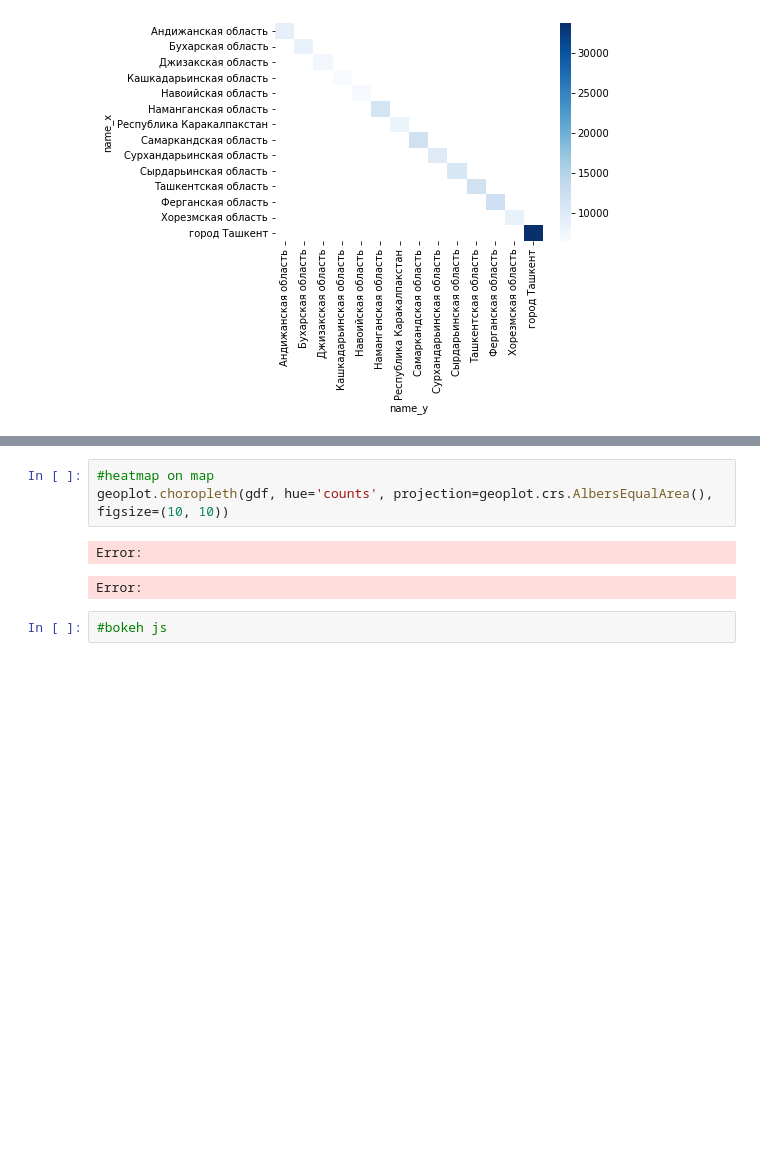
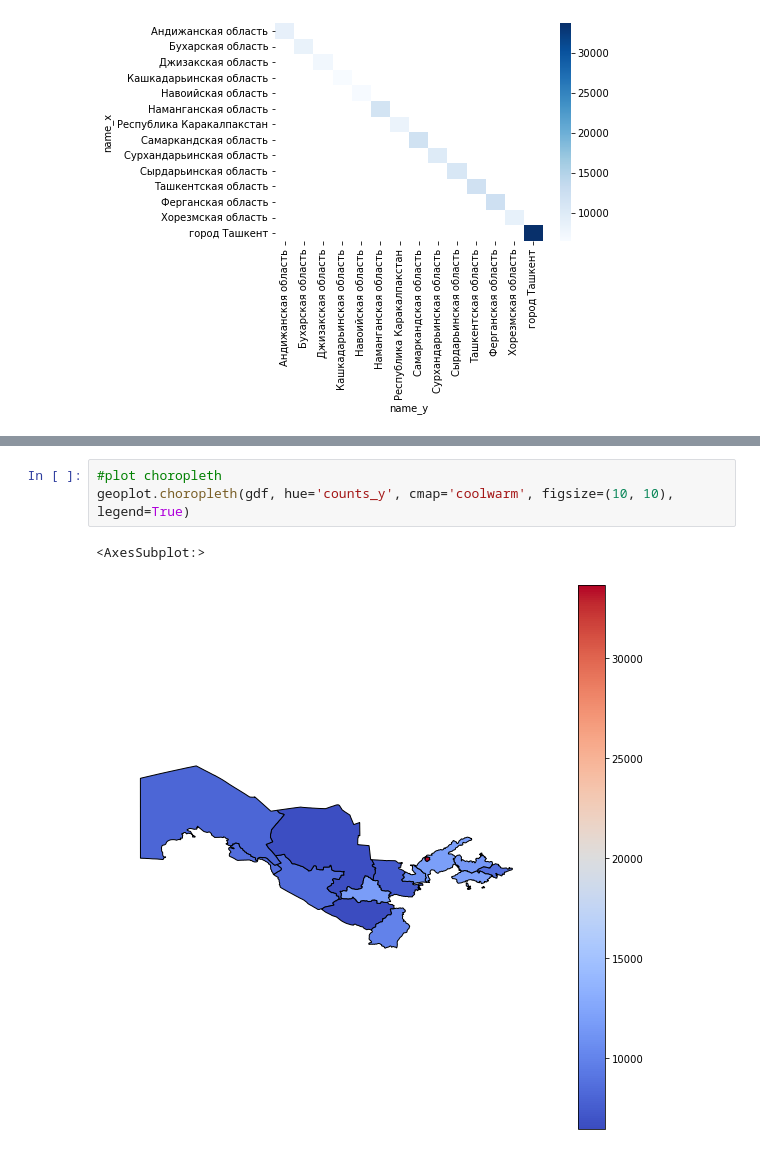
Before and after one commit to NilufarKhaydarova/procurement_analysis, a Jupyter notebook: territory_process.ipynb, the cells around one changed output, grey strips where cells are left out. Saved outputs shown, nothing was run; the diff lists cells and outputs as text; blank space fills up the shorter version.

```diff
--- a/territory_process.ipynb
+++ b/territory_process.ipynb
@@ -302,8 +336,6 @@ gdf = geopandas.GeoDataFrame(df_terr, geometry=df_terr['geometry'])
 # %%
-#heatmap on map
-geoplot.choropleth(gdf, hue='counts', projection=geoplot.crs.AlbersEqualArea(), figsize=(10, 10))
+#plot choropleth
+geoplot.choropleth(gdf, hue='counts_y', cmap='coolwarm', figsize=(10, 10), legend=True)
 # %% [output]
-Error:
+<AxesSubplot:>
-Error:
+[figure, added]
-# %%
-#bokeh js
```
Also changed, not shown: parts of 5 cells of this notebook, 1 other file.
